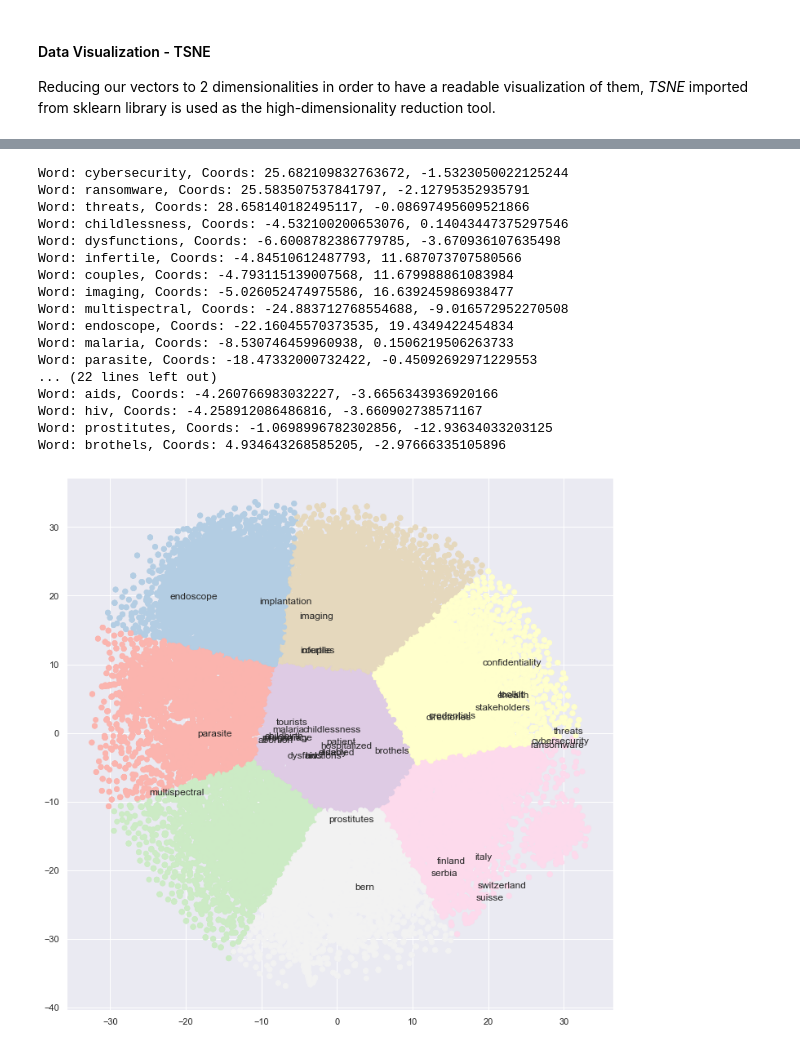
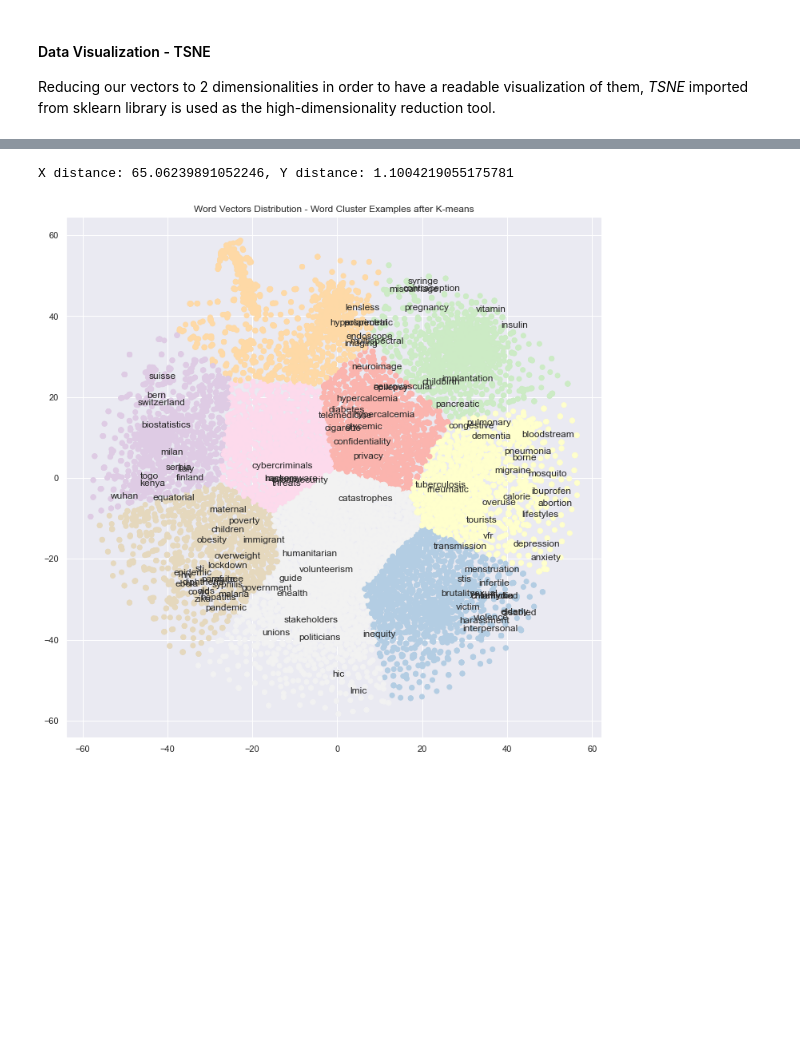
Before and after one commit to mrgeooo14/UNIGE-Master-Thesis, a Jupyter notebook: similarity.ipynb, the cells around one changed output, grey strips where cells are left out. Cells and saved outputs as stored; diff of their text form; code cells hidden in the pictures; blank space fills up the shorter version.

Commit message:
word2vec K-means word cluster

```diff
--- a/similarity.ipynb
+++ b/similarity.ipynb
@@ -70,8 +70,8 @@ The raw text dataframe that will be used to train the model, as it was produced
 After being converted to a *Pandas* dataframe, any **NaN** values in the text sets are detected and removed.
 # %%
 # text_set_df = pd.read_table("data/train_sets/train_implementome.txt", header = None, names = ['Sentences'], lineterminator = '\n')
-# text_set_df = pd.read_table("data/train_sets/train_100_pubs.txt", header = None, names = ['Sentences'], lineterminator = '\n')
-text_set_df = pd.read_table("data/train_sets/train_100_books2.txt", header = None, names = ['Sentences'], lineterminator = '\n')
+text_set_df = pd.read_table("data/train_sets/train_100_pubs.txt", header = None, names = ['Sentences'], lineterminator = '\n')
+# text_set_df = pd.read_table("data/train_sets/train_100_books2.txt", header = None, names = ['Sentences'], lineterminator = '\n')
 test_set_df = pd.read_table("data/train_sets/evaluation_set.txt", header = None, names = ['Sentences'], lineterminator = '\n')
 
 ## Dropping NaN values
@@ -551,44 +551,66 @@ plot_with_matplotlib(x_vals, y_vals, labels)
+# %%
+test = (-36.8718376159668, -24.562589645385742)
+example = (28.190561294555664, -25.66301155090332)
+overlap = False
+# if np.abs(test[0] - example[0]) and np.abs(test[1] - example[1]):
+#     overlap = True
+
+print("X distance: {}, Y distance: {}".format(np.abs(test[0] - example[0]), np.abs(test[1] - example[1])))
+# %% [output]
+X distance: 65.06239891052246, Y distance: 1.1004219055175781
+# %%
+### Current_Point and annotations are tuples that contain the X and Y coordinate
+def check_overlap(current_point, annotations, overlap = False):
+    for annotation in annotations:
+        if ((np.abs(current_point[0] - annotation[0]) <= 1.5) and (np.abs(current_point[1] - annotation[1]) <= 1.5)):
+            overlap = True
+            break
+    return overlap
 # %%
 from sklearn.cluster import KMeans
 
-words = ['cybersecurity', 'ransomware', 'threats', 'childlessness', 'dysfunctions',
-         'infertile', 'couples', 'imaging', 'multispectral', 'endoscope', 'malaria', 'parasite', 'tourists', 'patient', 'credentials', 'directories', 'confidentiality',
-         'ehealth', 'toolkit', 'stakeholders', 'switzerland', 'bern', 'suisse', 'serbia', 'italy', 'finland', 'elderly', 'disabled', 'hospitalized',
-         'pregnancy', 'childbirth', 'miscarriage', 'abortion', 'implantation', 'aids', 'hiv', 'prostitutes', 'brothels']
+words = ['cybersecurity', 'infertile', 'threats', 'imaging', 'multispectral', 'endoscope', 'malaria', 'parasite', 'tourists', 'confidentiality',
+         'ehealth', 'stakeholders', 'switzerland', 'bern', 'suisse', 'serbia', 'italy', 'finland', 'elderly', 'disabled',
+         'pregnancy', 'childbirth', 'miscarriage', 'abortion', 'implantation', 'aids', 'hiv',
+         'guide', 'dementia', 'stis', 'transmission', 'ransomware', 'hepatitis', 'chlamydia',
+         'contraception', 'sti', 'kenya', 'zika', 'togo',
+         'maternal', 'chlamydia', 'humanitarian', 'volunteerism', 'refugee', 'lensless', 'hyperspectral',
+         'polarimetric', 'neurovascular', 'lmic', 'hic', 'epilepsy', 'neuroimage',
+         'biostatistics', 'overuse', 'menstruation', 'hypercalcemia', 'covid', 'pandemic', 'lockdown', 'wuhan', 'catastrophes', 'migraine',
+         'trafficked', 'bloodstream', 'mosquito', 'diphtheria','pneumonia', 'congestive',
+         'pancreatic', 'diabetes', 'glycemic', 'insulin', 'pulmonary', 'rheumatic','syphilis','obesity', 'overweight',
+         'calorie', 'lifestyles', 'vitamin', 'tuberculosis', 'violence', 'interpersonal',
+         'victim', 'harassment', 'brutality', 'sexual', 'children',
+         'telemedicine','depression', 'anxiety', 'poverty', 'inequity', 'immigrant', 'government',
+         'politicians', 'epidemic','ebola', 'hackers', 'cybercriminals','vfr', 'privacy',
+         'milan', 'hypercalcemia', 'ibuprofen', 'syringe','equatorial', 'borne', 'cigarette', 'unions']
+
+random.shuffle(words)
 chosen_words_indices = [output_vectors.get_index(word) for word in words]
 
-kmeans = KMeans(n_clusters = 8)
+kmeans = KMeans(n_clusters = 10)
 kmeans.fit(np.array([x_vals, y_vals]).T)
 labels = kmeans.predict(np.array([x_vals, y_vals]).T)
 word_labels = np.asarray(model.wv.index_to_key)
+annotated_points = []
 
 plt.figure(figsize=(12, 12))
 plt.scatter(x_vals, y_vals, c = labels, cmap = 'Pastel1', alpha=1.0)
+plt.title('Word Vectors Distribution - Word Cluster Examples after K-means')
 
 centers = kmeans.cluster_centers_
 for i in range(len(words)):
     word_key_index = chosen_words_indices[i]
     pos = (x_vals[word_key_index], y_vals[word_key_index])
 
-    print('Word: {}, Coords: {}, {}'.format(words[i], x_vals[word_key_index], y_vals[word_key_index]))
-    plt.annotate(words[i], xy=(x_vals[word_key_index], y_vals[word_key_index]))
+    # print('Debug | Word: {}, Coords: {}, {}'.format(words[i], x_vals[word_key_index], y_vals[word_key_index]))
+    overlap = check_overlap(pos, annotated_points)
+    if (overlap == False):
+        plt.annotate(words[i], xy=(x_vals[word_key_index], y_vals[word_key_index]))
+        annotated_points.append((x_vals[word_key_index], y_vals[word_key_index]))
+    else:
+        plt.annotate(words[i], xy=(x_vals[word_key_index] + 4, y_vals[word_key_index] - 4))
+        annotated_points.append((x_vals[word_key_index], y_vals[word_key_index]))
 plt.show()
 # %% [output]
-Word: cybersecurity, Coords: 25.682109832763672, -1.5323050022125244
-Word: ransomware, Coords: 25.583507537841797, -2.12795352935791
-Word: threats, Coords: 28.658140182495117, -0.08697495609521866
-Word: childlessness, Coords: -4.532100200653076, 0.14043447375297546
-Word: dysfunctions, Coords: -6.6008782386779785, -3.670936107635498
-Word: infertile, Coords: -4.84510612487793, 11.687073707580566
-Word: couples, Coords: -4.793115139007568, 11.679988861083984
-Word: imaging, Coords: -5.026052474975586, 16.639245986938477
-Word: multispectral, Coords: -24.883712768554688, -9.016572952270508
-Word: endoscope, Coords: -22.16045570373535, 19.4349422454834
-Word: malaria, Coords: -8.530746459960938, 0.1506219506263733
-Word: parasite, Coords: -18.47332000732422, -0.45092692971229553
-... (22 lines left out)
-Word: aids, Coords: -4.260766983032227, -3.6656343936920166
-Word: hiv, Coords: -4.258912086486816, -3.660902738571167
-Word: prostitutes, Coords: -1.0698996782302856, -12.93634033203125
-Word: brothels, Coords: 4.934643268585205, -2.97666335105896
-[figure, old version]
+[figure, new version]
```
Also changed, not shown: parts of 12 cells of this notebook, 1 other file.
